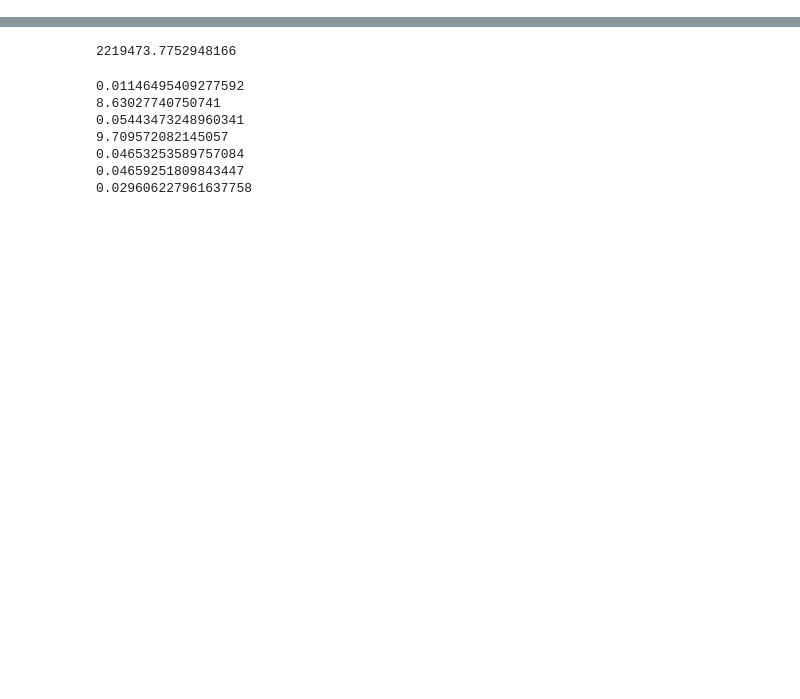
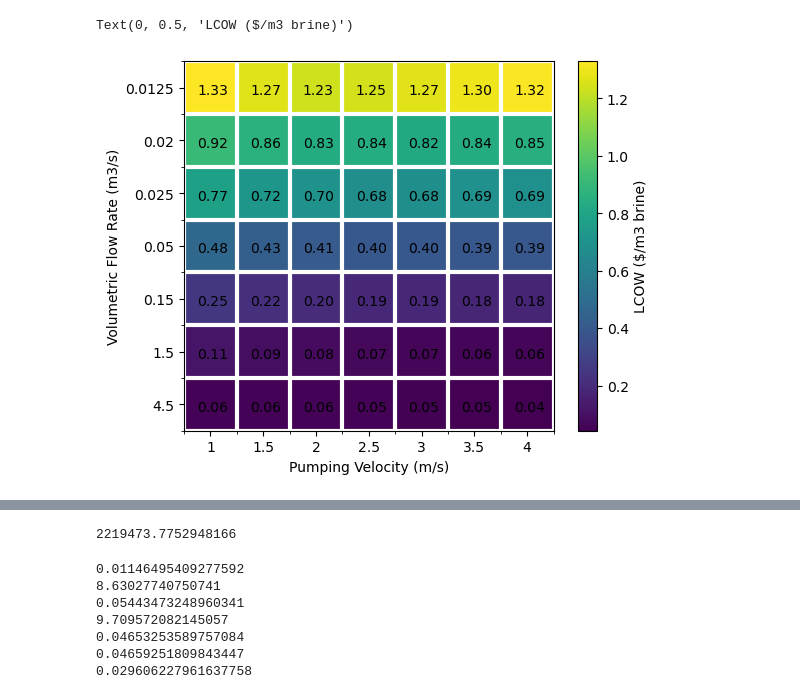
Before and after one commit to MuktaHardikar/WaterTAP3, a Jupyter notebook: watertap3/watertap3/transport-sensitivity.ipynb, the cells around one changed output, grey strips where cells are left out. Cells and saved outputs as stored; diff of their text form; code cells hidden in the pictures; blank space fills up the shorter version.

Commit message:
updates to transport function and filter for lcow

```diff
--- a/watertap3/watertap3/transport-sensitivity.ipynb
+++ b/watertap3/watertap3/transport-sensitivity.ipynb
@@ -50,0 +52,36 @@ ax.tick_params(axis='both', which='major', labelsize=20)
+# %%
+# Pumping velocity and capacity sensitivity
+vol_list = [0.0125,0.02, 0.025, 0.05,0.15,1.5,4.5]
+velocity_list = [1, 1.5,2,2.5,3,3.5,4]
+lcow = np.zeros(shape=(len(vol_list),len(velocity_list)))
+for i in range(0,len(vol_list)):
+    for j in range(0,len(velocity_list)):
+         lcow[i,j] = pipe_costing(vol_list[i]*3600*24,10,pumping_velocity=velocity_list[j],pump_power=24)
+
+# lcow
+fig,ax=plt.subplots()
+im = ax.imshow(lcow)
+
+ax.set_xticks(np.arange(lcow.shape[1] + 1) - 0.5, minor = True)
+ax.set_yticks(np.arange(lcow.shape[0] + 1) - 0.5, minor = True)
+ax.grid(which = "minor", color = "w", linestyle = '-', linewidth = 3)
+ax.set_xticks(np.arange(len(velocity_list)), labels = velocity_list)
+ax.set_yticks(np.arange(len(vol_list)), labels = vol_list)
+
+valfmt="{x:.2f}"
+# Get the formatter in case a string is supplied
+if isinstance(valfmt, str):
+    valfmt = matplotlib.ticker.StrMethodFormatter(valfmt)
+
+textcolors = ("black", "white")
+for i in range(0,len(vol_list)):
+    for j in range(0,len(velocity_list)):
+        im.axes.text(j-0.25, i+0.125, valfmt(lcow[i, j], None))
+ax.set_ylabel('Volumetric Flow Rate (m3/s)')
+ax.set_xlabel('Pumping Velocity (m/s)')
+
+cbar = ax.figure.colorbar(im, ax=ax)
+cbar.ax.set_ylabel('LCOW ($/m3 brine)')
+# %% [output]
+Text(0, 0.5, 'LCOW ($/m3 brine)')
+[figure, added]
```
Also changed, not shown: parts of 6 cells of this notebook, 2 other files.
